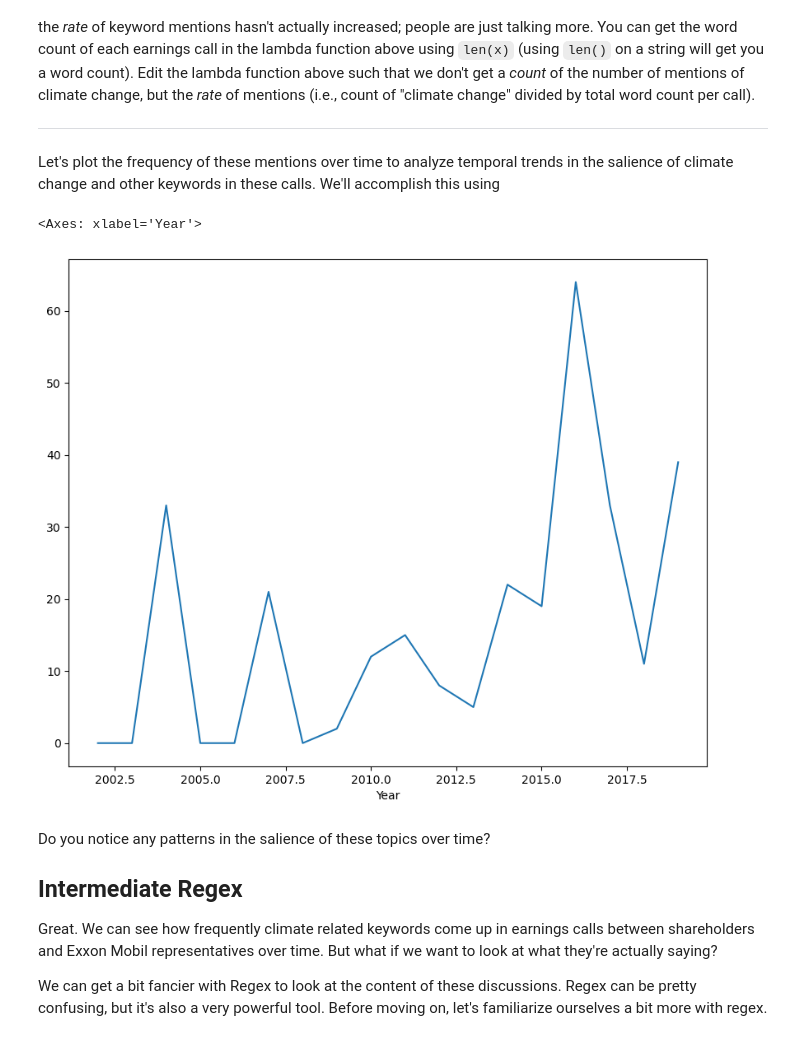
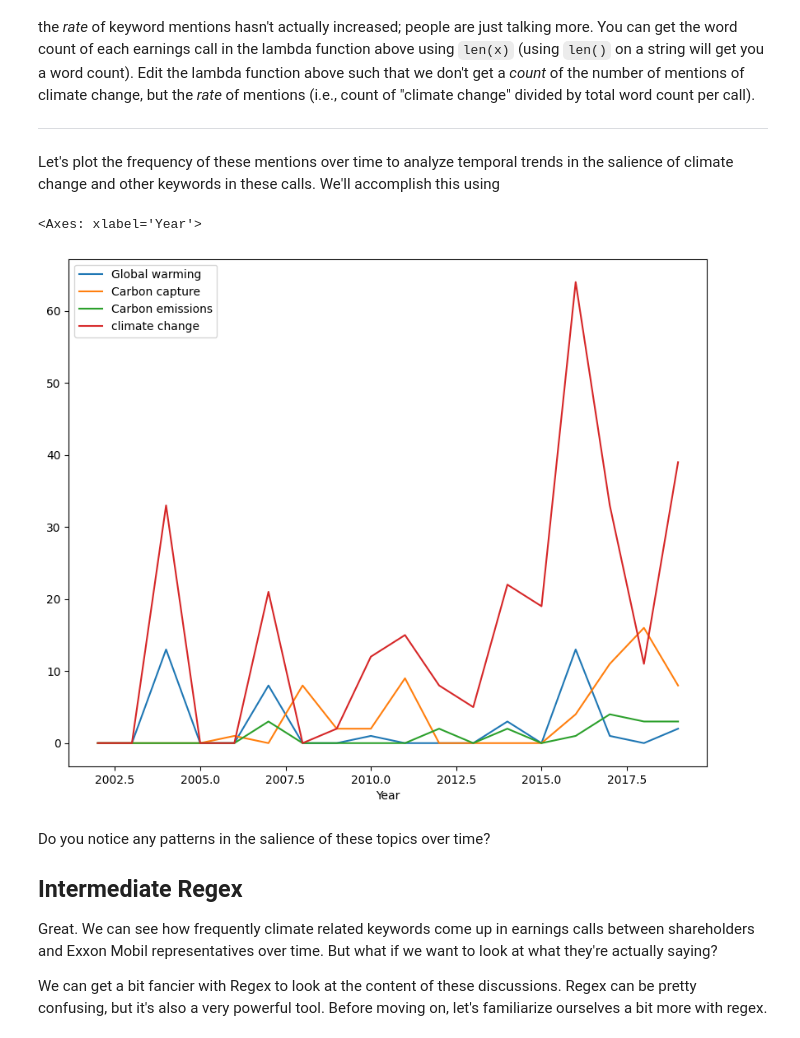
Before and after one commit to laramcwilliam/QM2, a Jupyter notebook: W4_Natural_Language_Processing MON 25 NOV.ipynb, the cells around one changed output. Cells and saved outputs as stored; diff of their text form; code cells hidden in the pictures.

```diff
--- a/W4_Natural_Language_Processing MON 25 NOV.ipynb
+++ b/W4_Natural_Language_Processing MON 25 NOV.ipynb
@@ -300,19 +310,23 @@ Advanced: Our current measure of the number of mentions of keywords might be bia
 
 
 Let's plot the frequency of these mentions over time to analyze temporal trends in the salience of climate change and other keywords in these calls. We'll accomplish this using
+# %%
+df['Global warming'] = df['Text'].apply(lambda x: len(re.findall(r'global warming', x, re.IGNORECASE)))
+df['Carbon capture'] = df['Text'].apply(lambda x: len(re.findall(r'carbon capture', x, re.IGNORECASE)))
+df['Carbon emissions'] = df['Text'].apply(lambda x: len(re.findall(r'carbon emissions', x, re.IGNORECASE)))
 # %%
 # extract the year from the date column
 df['Year']=df['Date'].dt.year
 
 # group the dataframe by year, calculating the sum of the "climate change" column
 # save it as a new dataframe called "yearly"
-yearly=df.groupby('Year')['climate change'].sum()
+yearly=df.groupby('Year')[['Global warming', 'Carbon capture', 'Carbon emissions', 'climate change']].sum()
 
 # plot yearly
 yearly.plot()
 # %% [output]
 <Axes: xlabel='Year'>
-[figure, old version]
+[figure, new version]
 # %% [markdown]
 Do you notice any patterns in the salience of these topics over time?
 
```
Also changed, not shown: parts of 5 cells of this notebook.
